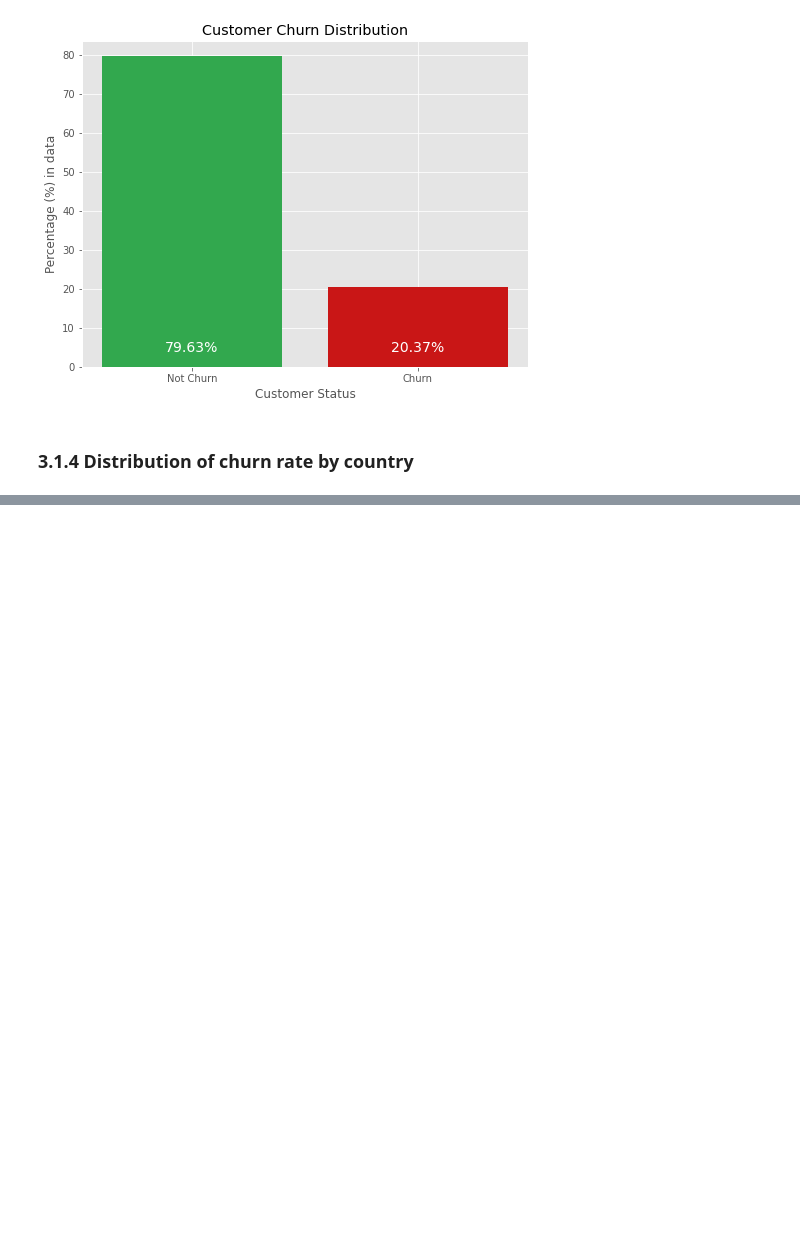
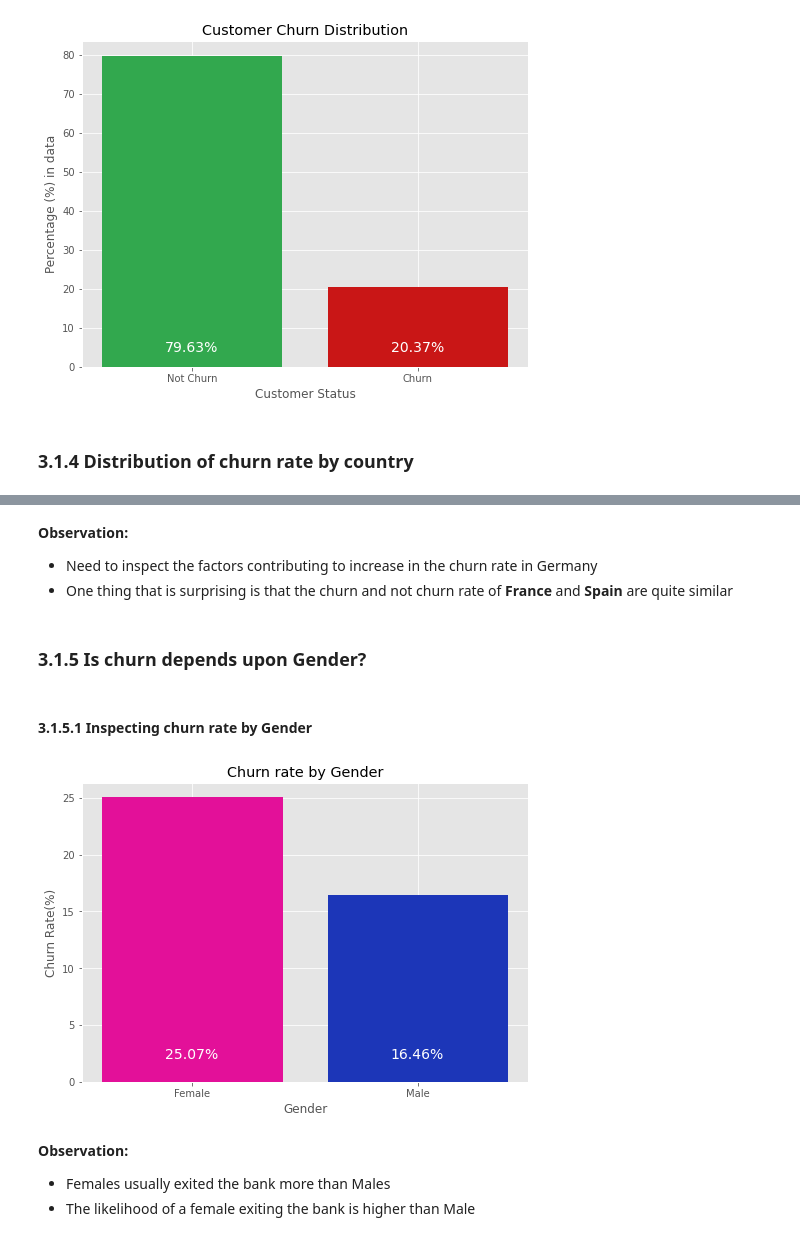
Before and after one commit to sank3t/Bank-Customer-Churn, a Jupyter notebook: EDA - Bank Customer Churn.ipynb, the cells around one changed output, grey strips where cells are left out. Drawn from its saved outputs; the diff is of its cells as text; code cells hidden in the pictures; blank space fills up the shorter version.

```diff
--- a/EDA - Bank Customer Churn.ipynb
+++ b/EDA - Bank Customer Churn.ipynb
@@ -215,0 +226,34 @@ plt.show()
+# %% [markdown]
+**Observation:**
+
+* Need to inspect the factors contributing to increase in the churn rate in Germany
+* One thing that is surprising is that the churn and not churn rate of **France** and **Spain** are quite similar
+# %% [markdown]
+### 3.1.5 Is churn depends upon Gender?
+# %% [markdown]
+#### 3.1.5.1 Inspecting churn rate by Gender
+# %%
+churn_by_gender = bank_customer_df.groupby(['Gender'])['Exited'].agg({'mean'}).reset_index()
+churn_by_gender.columns = ['gender', 'churn_rate']
+
+churn_by_gender['churn_rate'] = np.round(churn_by_gender.churn_rate * 100, 2)
+
+plt.figure(figsize=(8, 5.5))
+plt.bar(churn_by_gender.gender, churn_by_gender.churn_rate,
+        color=['#e31099', '#1c36b8'])
+
+for i, val in enumerate(churn_by_gender.churn_rate):
+    plt.annotate('{}%'.format(round(val, 2)), xy=(0, 0), xytext=(-0.12+i, 2),
+             fontsize=14, color='#FFFFFF')
+
+plt.title('Churn rate by Gender')
+plt.xlabel('Gender')
+plt.ylabel('Churn Rate(%)')
+plt.show()
+# %% [output]
+[figure, added]
+# %% [markdown]
+**Observation:**
+
+* Females usually exited the bank more than Males
+* The likelihood of a female exiting the bank is higher than Male
```
Also changed, not shown: parts of 2 cells of this notebook.
